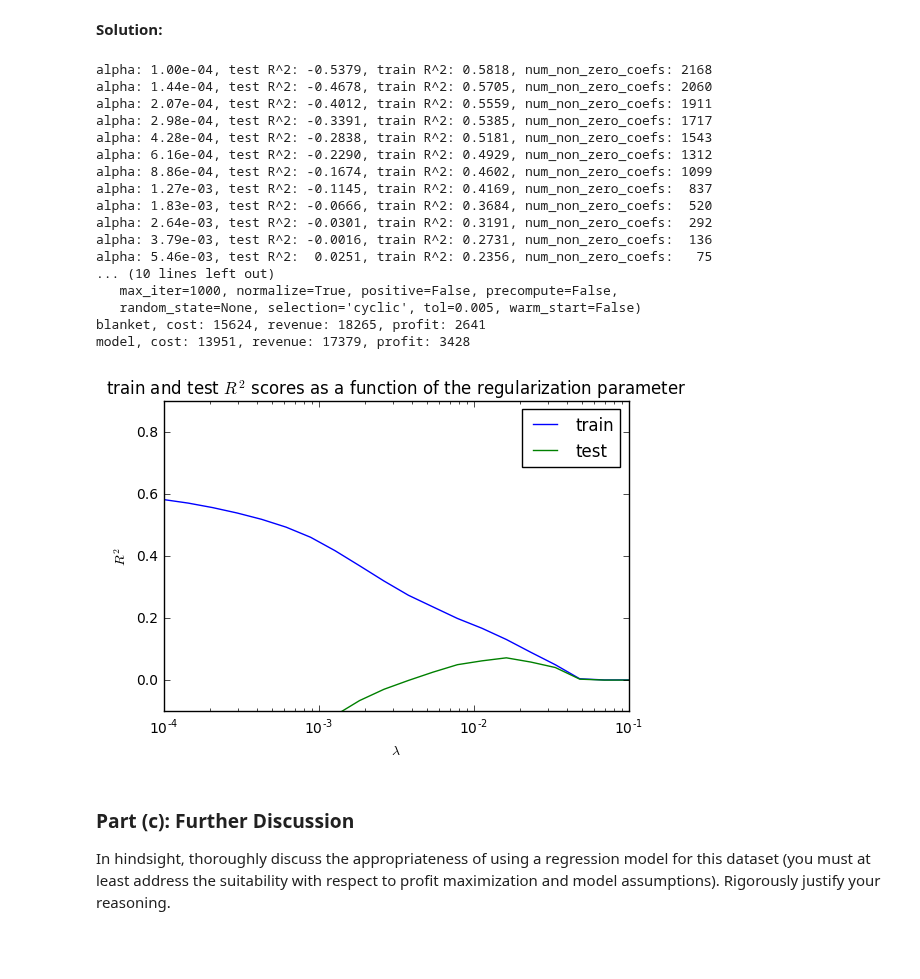
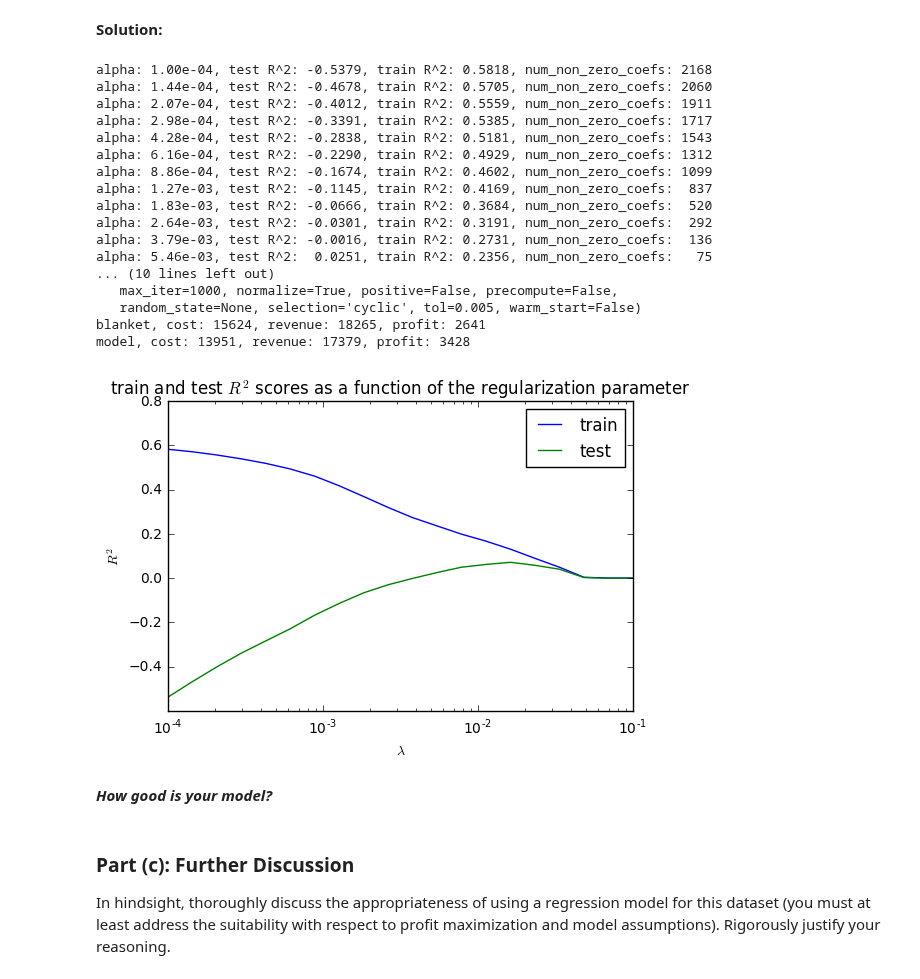
Before and after one commit to colbyZ/test1, a Jupyter notebook: hw/hw4/Zambalayev_Timur_CSCI_E_109a_HW4.ipynb, the cells around one changed output. Cells and saved outputs as stored; diff of their text form; code cells hidden in the pictures; blank space fills up the shorter version.

```diff
--- a/hw/hw4/Zambalayev_Timur_CSCI_E_109a_HW4.ipynb
+++ b/hw/hw4/Zambalayev_Timur_CSCI_E_109a_HW4.ipynb
@@ -1012,6 +1012,7 @@ from sklearn.cross_validation import train_test_split
 def get_expanded_df():
     df = pd.read_csv('datasets/dataset_4.txt', dtype={'NOEXCH': object})
     expanded_df = convert_categorical_columns(df)
+    # expanded_df.to_csv('dataset_4_expanded.txt', index=False)
     return expanded_df
 
 
@@ -1055,7 +1056,7 @@ def get_best_regression(x, y):
     return best_regression, alphas, test_score_list, train_score_list
 
 
-def fit_regression_model_prob_4a():
+def fit_regression_model_prob_4():
     df = get_expanded_df()
     # df = load_expanded_df()
 
@@ -1084,36 +1085,38 @@ def fit_regression_model_prob_4a():
         blanket_cost += 7.0
         blanket_revenue += y
 
         if predicted_y > 7.0:
             model_cost += 7.0
             model_revenue += y
 
     print_profits('blanket', blanket_cost, blanket_revenue)
     print_profits('model', model_cost, model_revenue)
 
-    plot_train_test_scores(alphas, test_score_list, train_score_list, [-0.1, 0.9], 'upper right')
+    plot_train_test_scores(alphas, test_score_list, train_score_list, [-0.6, 0.8], 'upper right')
 
 
-fit_regression_model_prob_4a()
+fit_regression_model_prob_4()
 # %% [output]
 alpha: 1.00e-04, test R^2: -0.5379, train R^2: 0.5818, num_non_zero_coefs: 2168
 alpha: 1.44e-04, test R^2: -0.4678, train R^2: 0.5705, num_non_zero_coefs: 2060
 alpha: 2.07e-04, test R^2: -0.4012, train R^2: 0.5559, num_non_zero_coefs: 1911
 alpha: 2.98e-04, test R^2: -0.3391, train R^2: 0.5385, num_non_zero_coefs: 1717
 alpha: 4.28e-04, test R^2: -0.2838, train R^2: 0.5181, num_non_zero_coefs: 1543
 alpha: 6.16e-04, test R^2: -0.2290, train R^2: 0.4929, num_non_zero_coefs: 1312
 alpha: 8.86e-04, test R^2: -0.1674, train R^2: 0.4602, num_non_zero_coefs: 1099
 alpha: 1.27e-03, test R^2: -0.1145, train R^2: 0.4169, num_non_zero_coefs:  837
 alpha: 1.83e-03, test R^2: -0.0666, train R^2: 0.3684, num_non_zero_coefs:  520
 alpha: 2.64e-03, test R^2: -0.0301, train R^2: 0.3191, num_non_zero_coefs:  292
 alpha: 3.79e-03, test R^2: -0.0016, train R^2: 0.2731, num_non_zero_coefs:  136
 alpha: 5.46e-03, test R^2:  0.0251, train R^2: 0.2356, num_non_zero_coefs:   75
 ... (10 lines left out)
    max_iter=1000, normalize=True, positive=False, precompute=False,
    random_state=None, selection='cyclic', tol=0.005, warm_start=False)
 blanket, cost: 15624, revenue: 18265, profit: 2641
 model, cost: 13951, revenue: 17379, profit: 3428
-[figure, old version]
+[figure, new version]
+# %% [markdown]
+***How good is your model?***
 # %% [markdown]
 ### Part (c): Further Discussion
 In hindsight, thoroughly discuss the appropriateness of using a regression model for this dataset (you must at least address the suitability with respect to profit maximization and model assumptions). Rigorously justify your reasoning.
```
Also changed, not shown: 1 other file.
